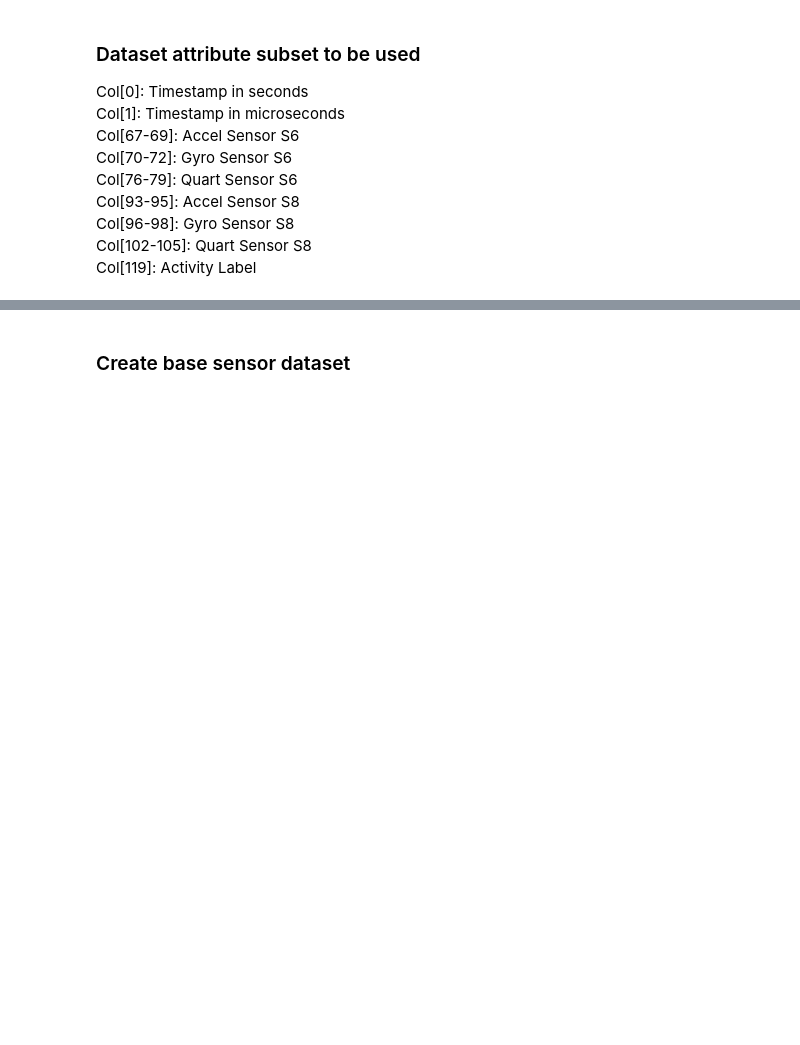
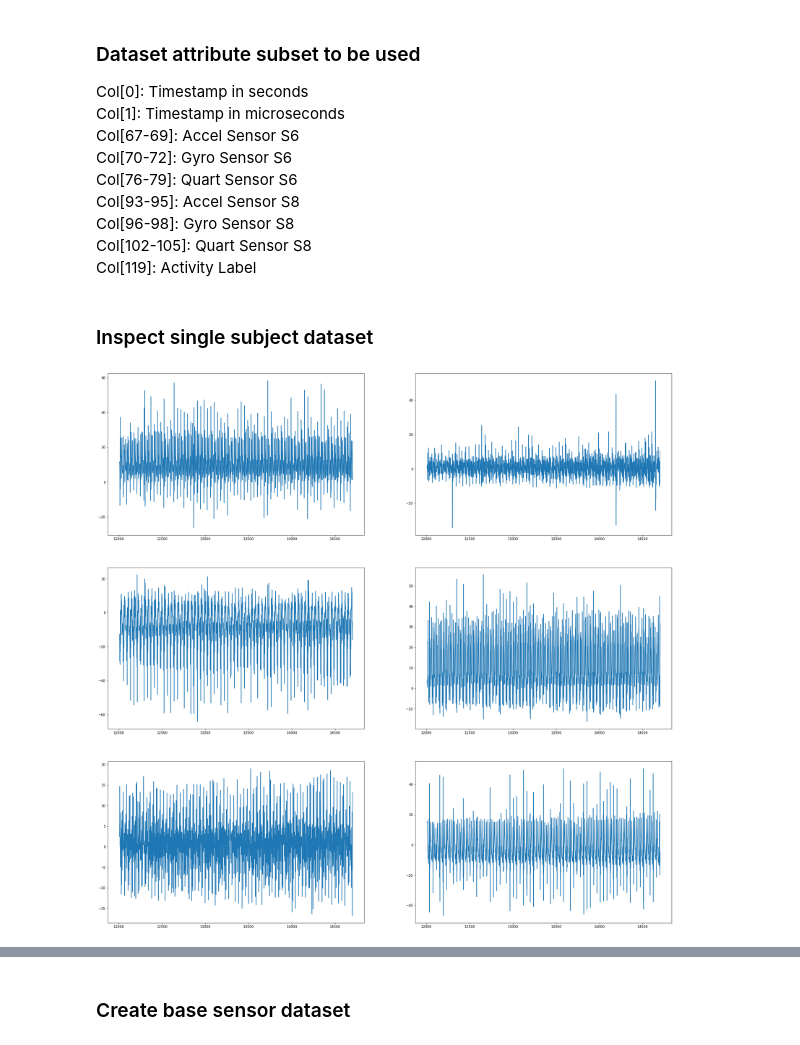
Before and after one commit to raymondng76/PRS-ISSM-2019-09-09-IS1FT-CA3, a Jupyter notebook: code/CA3.ipynb, the cells around one changed output, grey strips where cells are left out. Cells and saved outputs as stored; diff of their text form; code cells hidden in the pictures; blank space fills up the shorter version.

```diff
--- a/code/CA3.ipynb
+++ b/code/CA3.ipynb
@@ -155,3 +155,26 @@ def makeSingleSensorWindowedDataSet(sensor, timestep=50, distance=20):
     for col in sensor:
         stack.append(createWindowWithDistance(sensor[col], timestep, distance))
     return np.dstack(stack)
+# %% [markdown]
+### Inspect single subject dataset
+# %%
+# Read data
+data = readLog('..\dataset\subject1_self.log')
+# %%
+# plot accel data for running activity
+plt.figure(figsize=(30,30))
+plt.subplot(321)
+plt.plot(data[2][67])
+plt.subplot(322)
+plt.plot(data[2][68])
+plt.subplot(323)
+plt.plot(data[2][69])
+plt.subplot(324)
+plt.plot(data[2][93])
+plt.subplot(325)
+plt.plot(data[2][94])
+plt.subplot(326)
+plt.plot(data[2][95])
+plt.show()
+# %% [output]
+[figure, added]
```
Also changed, not shown: parts of 23 cells of this notebook.
